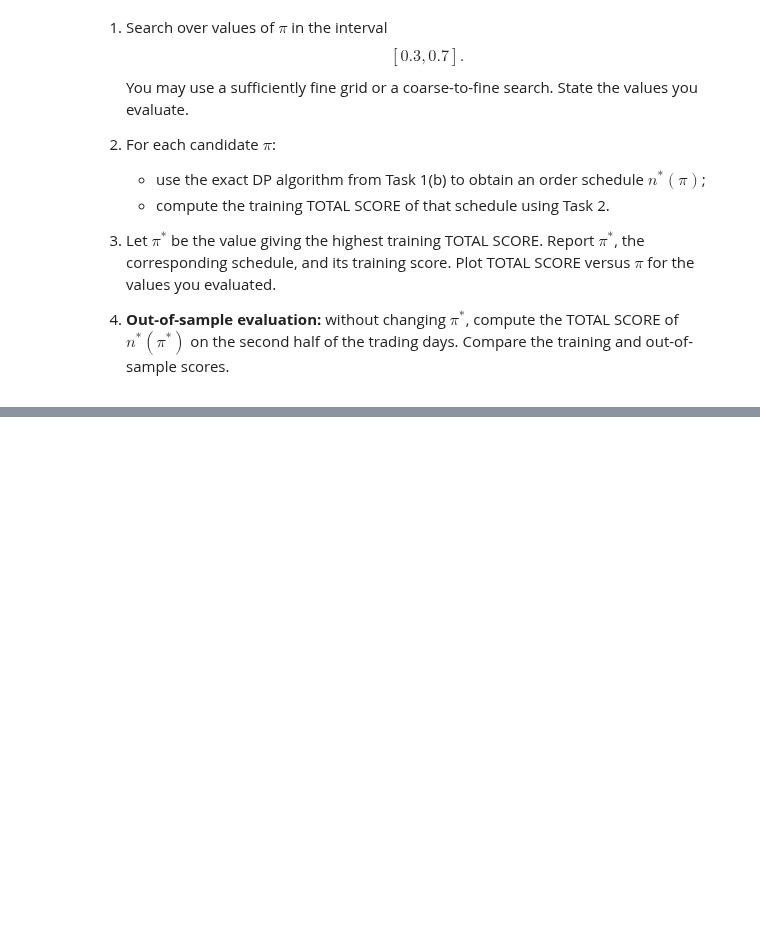
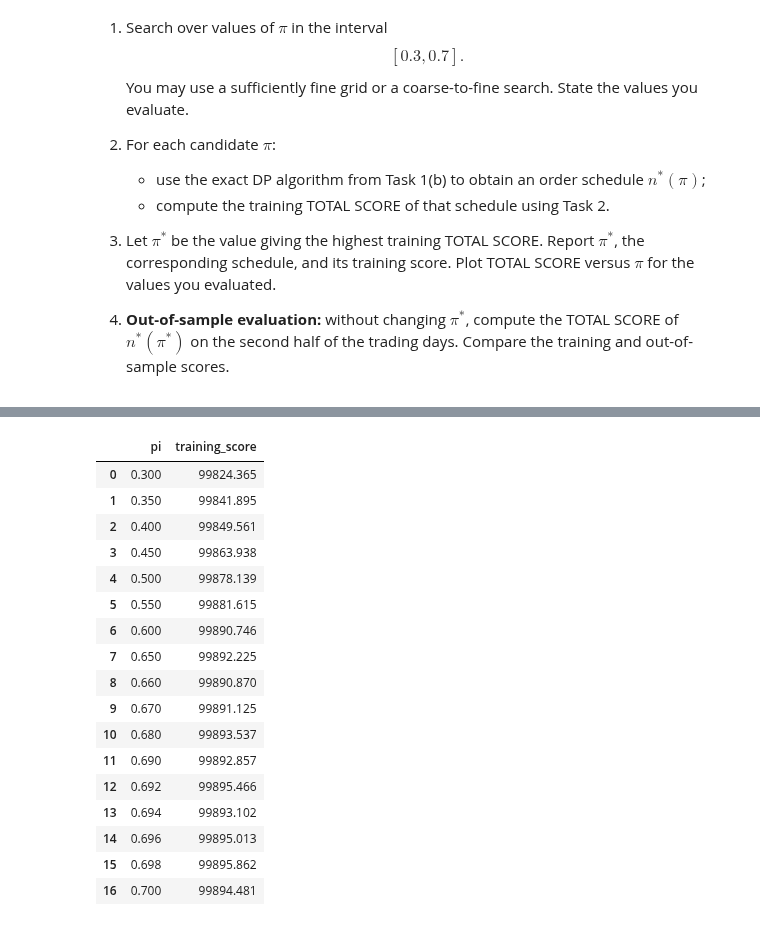
Before and after one commit to oliviahuang321/ApplicationsFE1, a Jupyter notebook: Project_1_file.ipynb, the cells around one changed output, grey strips where cells are left out. Drawn from its saved outputs; the diff is of its cells as text; code cells hidden in the pictures; blank space fills up the shorter version.

```diff
--- a/Project_1_file.ipynb
+++ b/Project_1_file.ipynb
@@ -236,0 +1191,74 @@ You may use a sufficiently fine grid or a coarse-to-fine search. State the value
+# %%
+#collect the evaluated candidates and their results
+p3_values, p3_schedules, p3_scores = [], [], []
+#start below every possible training score
+p3_best_score = -np.inf
+#center the first grid on the middle of the required range
+p3_best_pi = 0.50
+#time the full training search
+p3_started = time.perf_counter()
+
+#outer loop runs 3 stages: coarse, finer, then finest
+#each stage searches around the best training value found so far
+#(width, spacing) = (0.20, 0.05), (0.05, 0.01), (0.01, 0.002)
+for p3_width, p3_spacing in [(0.20, 0.05), (0.05, 0.01), (0.01, 0.002)]:
+    #keep the grid above 0.3: low = max(0.3, center - width)
+    p3_low = max(0.30, p3_best_pi - p3_width)
+    #keep the grid below 0.7: high = min(0.7, center + width)
+    p3_high = min(0.70, p3_best_pi + p3_width)
+    #make the grid from low to high using the current spacing
+    #the small extra amount includes the upper endpoint
+    p3_grid = np.arange(p3_low, p3_high + 0.0001, p3_spacing)
+
+    #inner loop obtains and scores each new candidate schedule
+    #skip values already tested and use only training data
+    for p3_value in p3_grid:
+        #remove insignificant floating-point differences in the grid
+        p3_candidate = round(float(p3_value), 3)
+        #check whether an earlier stage already evaluated this value
+        if p3_candidate in p3_values:
+            #avoid repeating a completed DP solve
+            continue
+        #obtain the exact schedule using Task 1(b)
+        p3_loss, p3_orders, _, p3_seconds = p3_exact(p3_candidate)
+        #replay the returned schedule using the original model, starting at M[-1] = 0
+        #M[i] = ceil((M[i - 1] + n[i]) / 2)
+        #s[i] = ceil(max(0, 1 - alpha * M[i]**pi) * n[i])
+        p3_fills, _ = simulate_schedule(p3_orders, p3_alpha, p3_candidate)
+        #check the schedule has T orders, sum(n_i) = N, and each n_i >= 0
+        assert len(p3_orders) == p3_T and sum(p3_orders) == p3_N and min(p3_orders) >= 0
+        #check the model fills agree with the DP loss: sum(s_i) = N - L
+        assert int(p3_fills.sum()) == p3_N - p3_loss
+        #score the submitted orders on training volumes using Task 2
+        #S_train(n) = sum_j sum_i min(n_i, V_train[j, i]) / K_train
+        p3_score_value = p3_total_score(p3_orders, p3_train)
+        #record the evaluated exponent
+        p3_values.append(p3_candidate)
+        #record its submitted orders
+        p3_schedules.append(p3_orders)
+        #record its training score
+        p3_scores.append(p3_score_value)
+
+        #keep the highest training score; if tied, choose the smaller pi
+        #pi_star = argmax over evaluated pi of S_train(n_star(pi))
+        #save its schedule for the later test evaluation
+        if p3_score_value > p3_best_score or (p3_score_value == p3_best_score and p3_candidate < p3_best_pi):
+            #update the highest training score
+            p3_best_score = p3_score_value
+            #update the selected exponent
+            p3_best_pi = p3_candidate
+            #keep its orders for the final test evaluation
+            p3_best_schedule = np.array(p3_orders, dtype=int)
+        #print progress
+        print(f"pi = {p3_candidate:.3f}; training score = {p3_score_value:,.3f}; time = {p3_seconds:.1f} s", flush=True)
+#record search runtime
+p3_search_seconds = time.perf_counter() - p3_started
+#sort evaluated candidates for reporting
+p3_results = pd.DataFrame({"pi": p3_values, "training_score": p3_scores}).sort_values("pi").reset_index(drop=True)
+#state every evaluated exponent and its training score
+display(p3_results.round(3))
+#print selected exponent and orders
+print(f"Selected pi = {p3_best_pi:.3f}; schedule = {p3_best_schedule.tolist()}")
+#print measured calibration time
+print(f"Search time: {p3_search_seconds / 60:.2f} minutes.")
+# %% [output]
@@ -236,0 +1282,18 @@ You may use a sufficiently fine grid or a coarse-to-fine search. State the value
+|  | pi | training_score |
+| 0 | 0.300 | 99824.365 |
+| 1 | 0.350 | 99841.895 |
+| 2 | 0.400 | 99849.561 |
+| 3 | 0.450 | 99863.938 |
+| 4 | 0.500 | 99878.139 |
+| 5 | 0.550 | 99881.615 |
+| 6 | 0.600 | 99890.746 |
+| 7 | 0.650 | 99892.225 |
+| 8 | 0.660 | 99890.870 |
+| 9 | 0.670 | 99891.125 |
+| 10 | 0.680 | 99893.537 |
+| 11 | 0.690 | 99892.857 |
+| 12 | 0.692 | 99895.466 |
+| 13 | 0.694 | 99893.102 |
+| 14 | 0.696 | 99895.013 |
+| 15 | 0.698 | 99895.862 |
+| 16 | 0.700 | 99894.481 |
```
Also changed, not shown: parts of 46 cells of this notebook.
